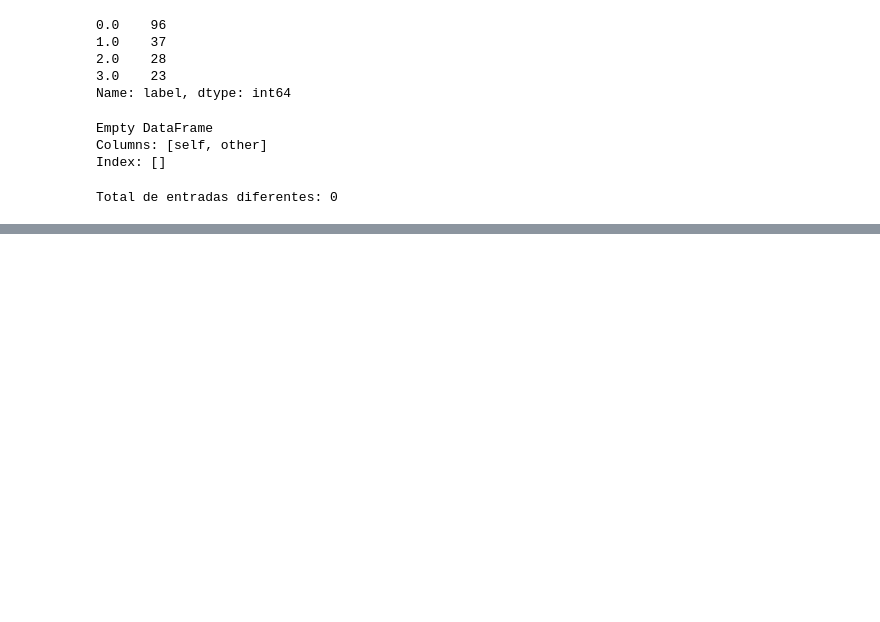
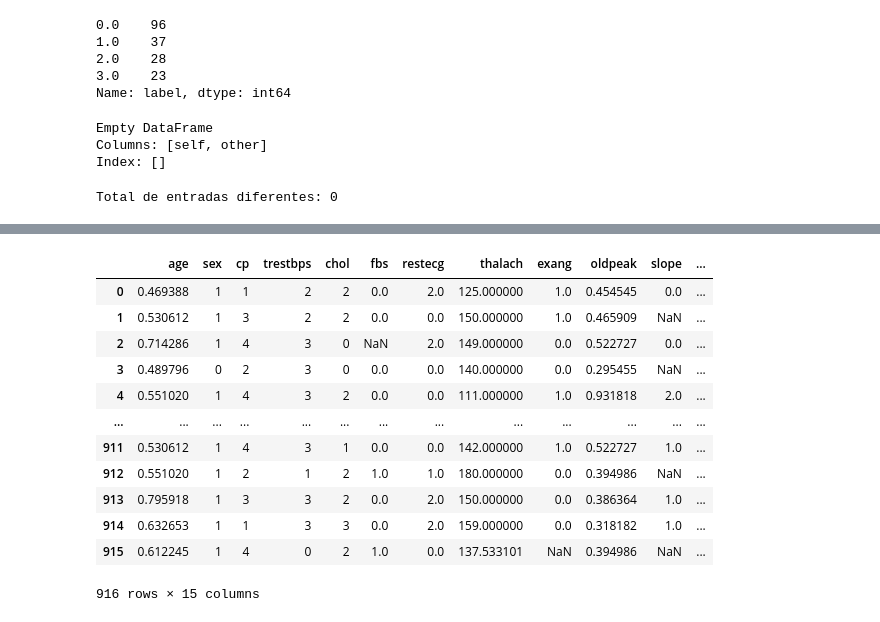
Before and after one commit to nachoreyesv/DATA_PROJECT_3, a Jupyter notebook: Ejecutable/Tumup/tumup_main.ipynb, the cells around one changed output, grey strips where cells are left out. Saved outputs shown, nothing was run; the diff lists cells and outputs as text; code cells hidden in the pictures; blank space fills up the shorter version.

```diff
--- a/Ejecutable/Tumup/tumup_main.ipynb
+++ b/Ejecutable/Tumup/tumup_main.ipynb
@@ -7089,0 +7636,2 @@ Total de entradas diferentes: 0
+# %%
+df4.drop('index', axis=1, inplace=True)
@@ -7089,0 +7735,16 @@ Total de entradas diferentes: 0
+# %%
+def categorizar_trestbps(valor):
+    if pd.isnull(valor):
+        return 0
+    elif valor < 120:
+        return 1
+    elif 120 <= valor <= 129:
+        return 2
+    else:  # valor >= 130
+        return 3
+
+
+df4['trestbps'] = df4['trestbps'].apply(categorizar_trestbps)
+
+# Mostrar los primeros registros para verificar el resultado
+print(df4['trestbps'].head())
@@ -7089,0 +7821,24 @@ Total de entradas diferentes: 0
+# %%
+from sklearn.preprocessing import MinMaxScaler
+
+# Crear un objeto StandardScaler
+scaler3 = MinMaxScaler()
+
+# Lista de columnas a estandarizar
+columns_to_scale3 = ['age','oldpeak']
+
+# Ajustar el escalador solo a las columnas especificadas y transformarlas
+df4[columns_to_scale3] = scaler3.fit_transform(df4[columns_to_scale3])
+# %%
+from sklearn.preprocessing import OrdinalEncoder
+
+# Inicializar el codificador ordinal
+ordinal_encoder = OrdinalEncoder()
+
+# Variables para codificación ordinal
+ordinal_vars = ["slope", "ca", "thal", "restecg"]
+
+# Aplicar codificación ordinal
+df4[ordinal_vars] = ordinal_encoder.fit_transform(df4[ordinal_vars])
+
+df4.head()
@@ -7089,0 +7852,16 @@ Total de entradas diferentes: 0
+# %%
+df4
+# %% [output]
+|  | age | sex | cp | trestbps | chol | fbs | restecg | thalach | exang | oldpeak | slope | ... |
+| 0 | 0.469388 | 1 | 1 | 2 | 2 | 0.0 | 2.0 | 125.000000 | 1.0 | 0.454545 | 0.0 | ... |
+| 1 | 0.530612 | 1 | 3 | 2 | 2 | 0.0 | 0.0 | 150.000000 | 1.0 | 0.465909 | NaN | ... |
+| 2 | 0.714286 | 1 | 4 | 3 | 0 | NaN | 2.0 | 149.000000 | 0.0 | 0.522727 | 0.0 | ... |
+| 3 | 0.489796 | 0 | 2 | 3 | 0 | 0.0 | 0.0 | 140.000000 | 0.0 | 0.295455 | NaN | ... |
+| 4 | 0.551020 | 1 | 4 | 3 | 2 | 0.0 | 0.0 | 111.000000 | 1.0 | 0.931818 | 2.0 | ... |
+| ... | ... | ... | ... | ... | ... | ... | ... | ... | ... | ... | ... | ... |
+| 911 | 0.530612 | 1 | 4 | 3 | 1 | 0.0 | 0.0 | 142.000000 | 1.0 | 0.522727 | 1.0 | ... |
+| 912 | 0.551020 | 1 | 2 | 1 | 2 | 1.0 | 1.0 | 180.000000 | 0.0 | 0.394986 | NaN | ... |
+| 913 | 0.795918 | 1 | 3 | 3 | 2 | 0.0 | 2.0 | 150.000000 | 0.0 | 0.386364 | 1.0 | ... |
+| 914 | 0.632653 | 1 | 1 | 3 | 3 | 0.0 | 2.0 | 159.000000 | 0.0 | 0.318182 | 1.0 | ... |
+| 915 | 0.612245 | 1 | 4 | 0 | 2 | 1.0 | 0.0 | 137.533101 | NaN | 0.394986 | NaN | ... |
+916 rows × 15 columns
```
Also changed, not shown: parts of 69 cells of this notebook, 11 other files.
